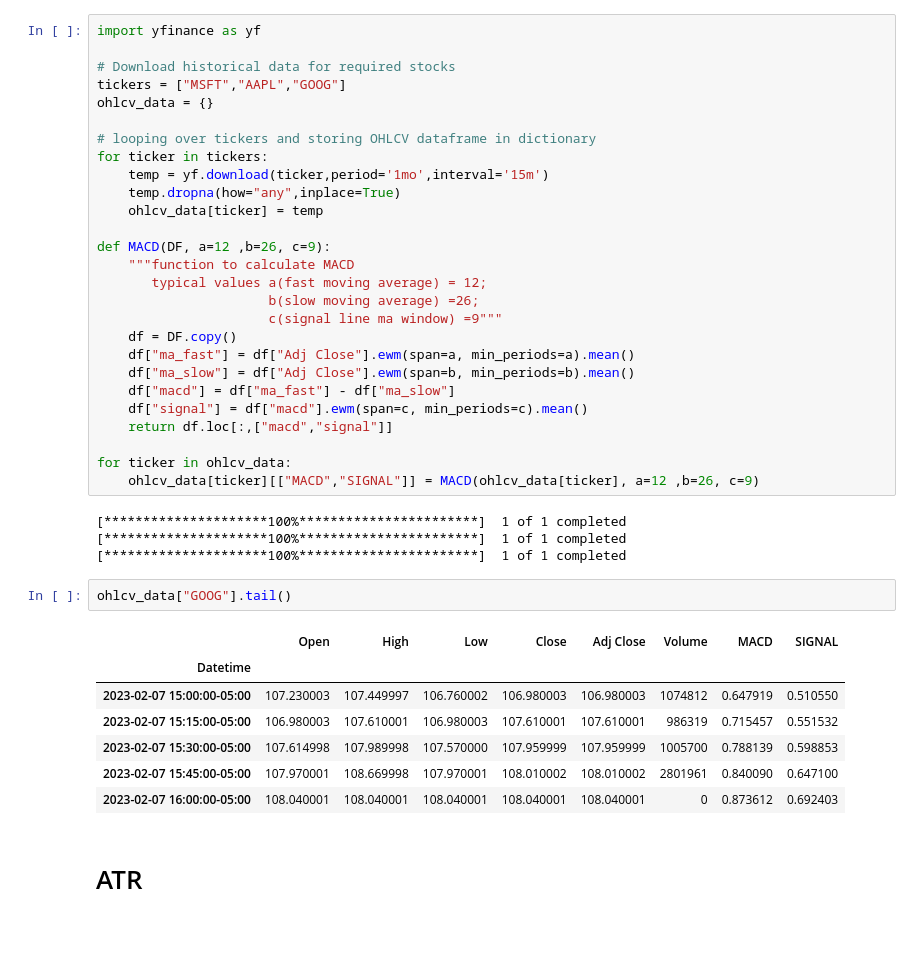
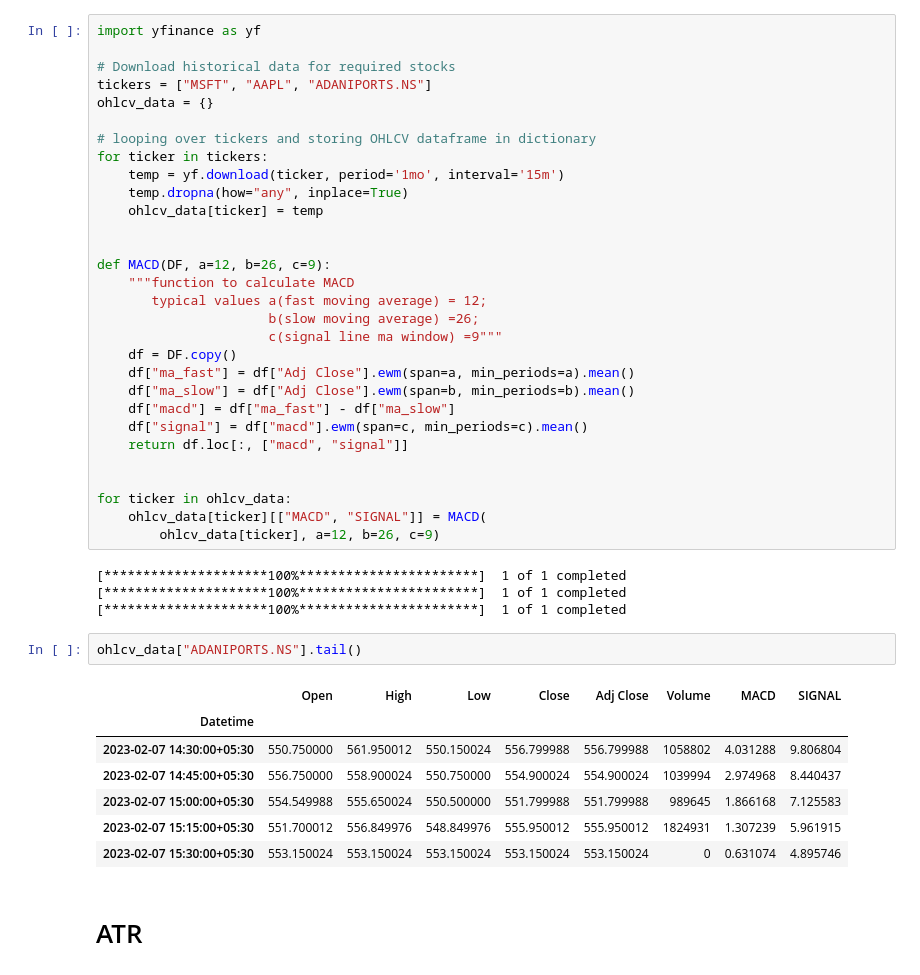
Before and after one commit to pChitral/Algorithmic-Trading-and-Quantitative-Analysis, a Jupyter notebook: technical_indicators.ipynb, the cells around one changed output. Drawn from its saved outputs; the diff is of its cells as text; blank space fills up the shorter version.

```diff
--- a/technical_indicators.ipynb
+++ b/technical_indicators.ipynb
@@ -4,16 +4,17 @@
 import yfinance as yf
 
 # Download historical data for required stocks
-tickers = ["MSFT","AAPL","GOOG"]
+tickers = ["MSFT", "AAPL", "ADANIPORTS.NS"]
 ohlcv_data = {}
 
 # looping over tickers and storing OHLCV dataframe in dictionary
 for ticker in tickers:
-    temp = yf.download(ticker,period='1mo',interval='15m')
-    temp.dropna(how="any",inplace=True)
+    temp = yf.download(ticker, period='1mo', interval='15m')
+    temp.dropna(how="any", inplace=True)
     ohlcv_data[ticker] = temp
 
-def MACD(DF, a=12 ,b=26, c=9):
+
+def MACD(DF, a=12, b=26, c=9):
     """function to calculate MACD
        typical values a(fast moving average) = 12;
                       b(slow moving average) =26;
@@ -23,24 +24,26 @@ def MACD(DF, a=12 ,b=26, c=9):
     df["ma_slow"] = df["Adj Close"].ewm(span=b, min_periods=b).mean()
     df["macd"] = df["ma_fast"] - df["ma_slow"]
     df["signal"] = df["macd"].ewm(span=c, min_periods=c).mean()
-    return df.loc[:,["macd","signal"]]
+    return df.loc[:, ["macd", "signal"]]
+
 
 for ticker in ohlcv_data:
-    ohlcv_data[ticker][["MACD","SIGNAL"]] = MACD(ohlcv_data[ticker], a=12 ,b=26, c=9)
+    ohlcv_data[ticker][["MACD", "SIGNAL"]] = MACD(
+        ohlcv_data[ticker], a=12, b=26, c=9)
 # %% [output]
 [*********************100%***********************]  1 of 1 completed
 [*********************100%***********************]  1 of 1 completed
 [*********************100%***********************]  1 of 1 completed
 # %%
-ohlcv_data["GOOG"].tail()
+ohlcv_data["ADANIPORTS.NS"].tail()
 # %% [output]
 |  | Open | High | Low | Close | Adj Close | Volume | MACD | SIGNAL |
 | Datetime |  |  |  |  |  |  |  |  |
-| 2023-02-07 15:00:00-05:00 | 107.230003 | 107.449997 | 106.760002 | 106.980003 | 106.980003 | 1074812 | 0.647919 | 0.510550 |
-| 2023-02-07 15:15:00-05:00 | 106.980003 | 107.610001 | 106.980003 | 107.610001 | 107.610001 | 986319 | 0.715457 | 0.551532 |
-| 2023-02-07 15:30:00-05:00 | 107.614998 | 107.989998 | 107.570000 | 107.959999 | 107.959999 | 1005700 | 0.788139 | 0.598853 |
-| 2023-02-07 15:45:00-05:00 | 107.970001 | 108.669998 | 107.970001 | 108.010002 | 108.010002 | 2801961 | 0.840090 | 0.647100 |
-| 2023-02-07 16:00:00-05:00 | 108.040001 | 108.040001 | 108.040001 | 108.040001 | 108.040001 | 0 | 0.873612 | 0.692403 |
+| 2023-02-07 14:30:00+05:30 | 550.750000 | 561.950012 | 550.150024 | 556.799988 | 556.799988 | 1058802 | 4.031288 | 9.806804 |
+| 2023-02-07 14:45:00+05:30 | 556.750000 | 558.900024 | 550.750000 | 554.900024 | 554.900024 | 1039994 | 2.974968 | 8.440437 |
+| 2023-02-07 15:00:00+05:30 | 554.549988 | 555.650024 | 550.500000 | 551.799988 | 551.799988 | 989645 | 1.866168 | 7.125583 |
+| 2023-02-07 15:15:00+05:30 | 551.700012 | 556.849976 | 548.849976 | 555.950012 | 555.950012 | 1824931 | 1.307239 | 5.961915 |
+| 2023-02-07 15:30:00+05:30 | 553.150024 | 553.150024 | 553.150024 | 553.150024 | 553.150024 | 0 | 0.631074 | 4.895746 |
 # %% [markdown]
 # ATR
 # %%
```
Also changed, not shown: parts of 13 cells of this notebook.
